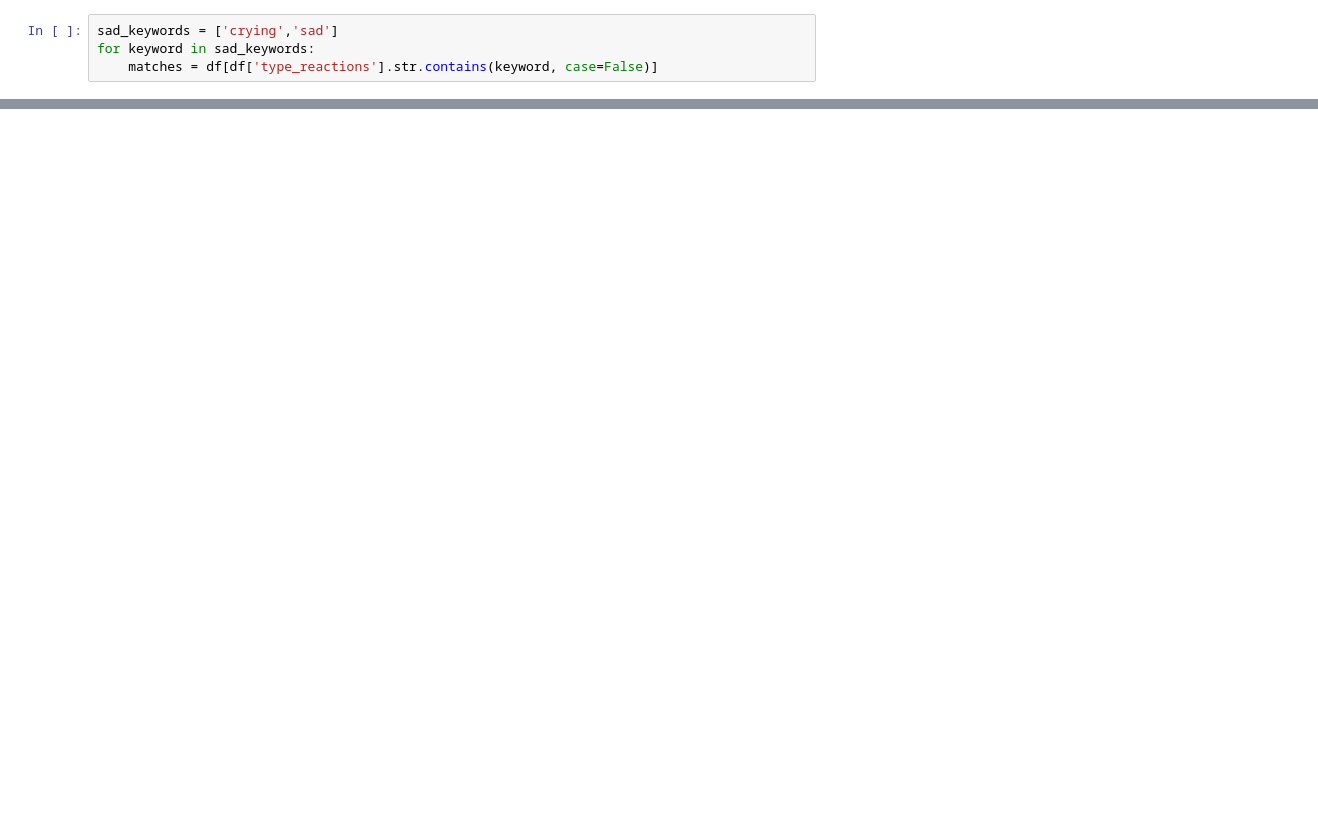
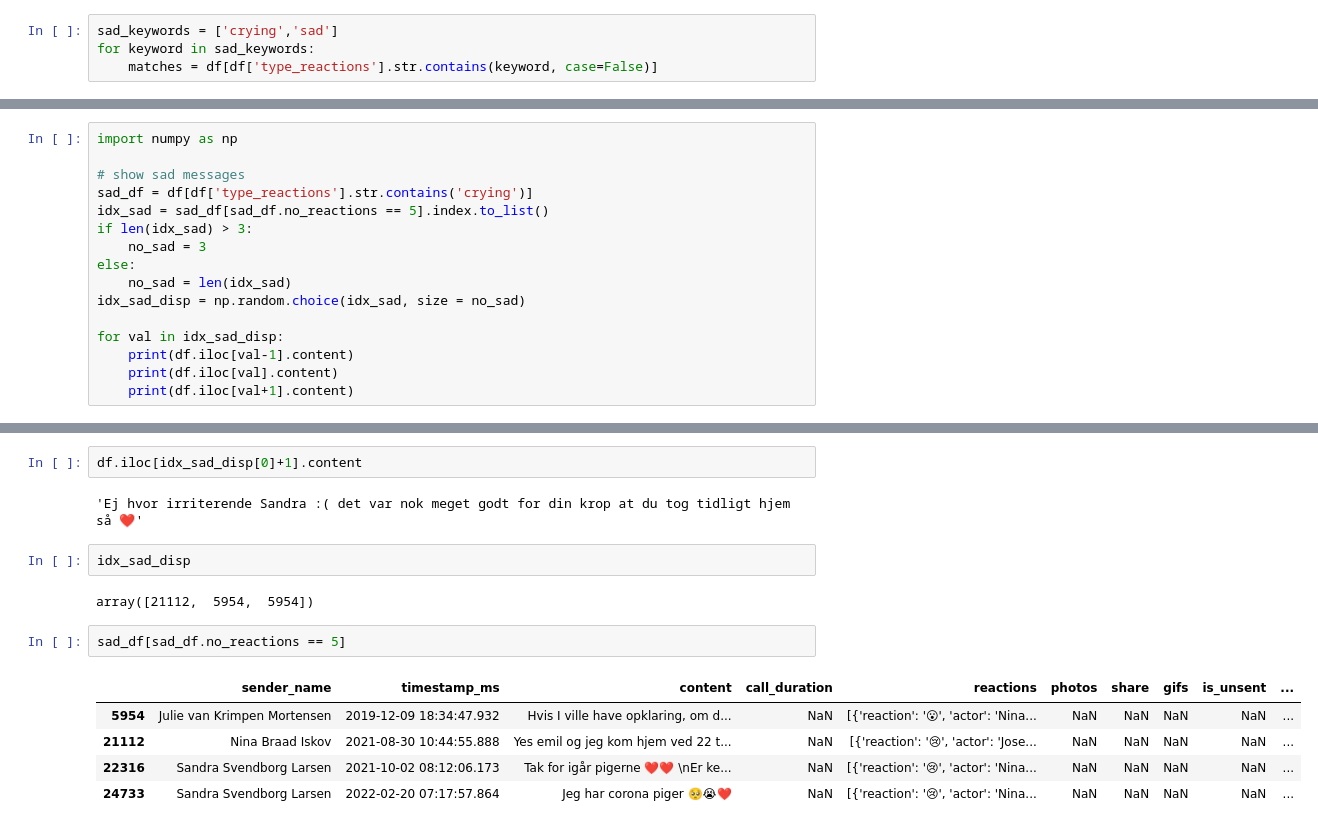
Before and after one commit to ditteblom/MessengerWrapped, a Jupyter notebook: notebook.ipynb, the cells around one changed output, grey strips where cells are left out. Drawn from its saved outputs; the diff is of its cells as text; blank space fills up the shorter version.

```diff
--- a/notebook.ipynb
+++ b/notebook.ipynb
@@ -135,0 +121,16 @@ df['type_reactions'].str.extract(pattern, flags=re.IGNORECASE)
+# %%
+import numpy as np
+
+# show sad messages
+sad_df = df[df['type_reactions'].str.contains('crying')]
+idx_sad = sad_df[sad_df.no_reactions == 5].index.to_list()
+if len(idx_sad) > 3:
+    no_sad = 3
+else:
+    no_sad = len(idx_sad)
+idx_sad_disp = np.random.choice(idx_sad, size = no_sad)
+
+for val in idx_sad_disp:
+    print(df.iloc[val-1].content)
+    print(df.iloc[val].content)
+    print(df.iloc[val+1].content)
@@ -135,0 +169,16 @@ df['type_reactions'].str.extract(pattern, flags=re.IGNORECASE)
+# %%
+df.iloc[idx_sad_disp[0]+1].content
+# %% [output]
+'Ej hvor irriterende Sandra :( det var nok meget godt for din krop at du tog tidligt hjem så ❤️'
+# %%
+idx_sad_disp
+# %% [output]
+array([21112,  5954,  5954])
+# %%
+sad_df[sad_df.no_reactions == 5]
+# %% [output]
+|  | sender_name | timestamp_ms | content | call_duration | reactions | photos | share | gifs | is_unsent | ... |
+| 5954 | Julie van Krimpen Mortensen | 2019-12-09 18:34:47.932 | Hvis I ville have opklaring, om d... | NaN | [{'reaction': '😮', 'actor': 'Nina... | NaN | NaN | NaN | NaN | ... |
+| 21112 | Nina Braad Iskov | 2021-08-30 10:44:55.888 | Yes emil og jeg kom hjem ved 22 t... | NaN | [{'reaction': '😢', 'actor': 'Jose... | NaN | NaN | NaN | NaN | ... |
+| 22316 | Sandra Svendborg Larsen | 2021-10-02 08:12:06.173 | Tak for igår pigerne ❤️❤️ \nEr ke... | NaN | [{'reaction': '😢', 'actor': 'Nina... | NaN | NaN | NaN | NaN | ... |
+| 24733 | Sandra Svendborg Larsen | 2022-02-20 07:17:57.864 | Jeg har corona piger 🥺😭❤️ | NaN | [{'reaction': '😢', 'actor': 'Nina... | NaN | NaN | NaN | NaN | ... |
```
Also changed, not shown: parts of 20 cells of this notebook, 2 other files.
